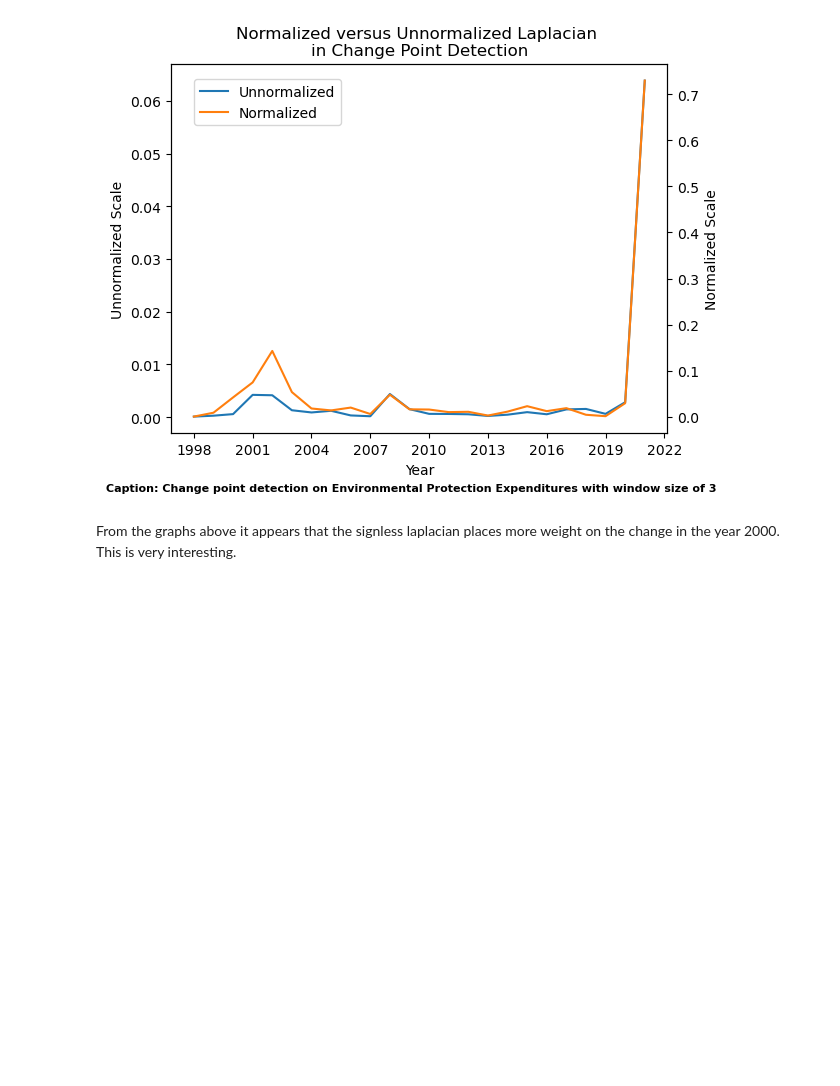
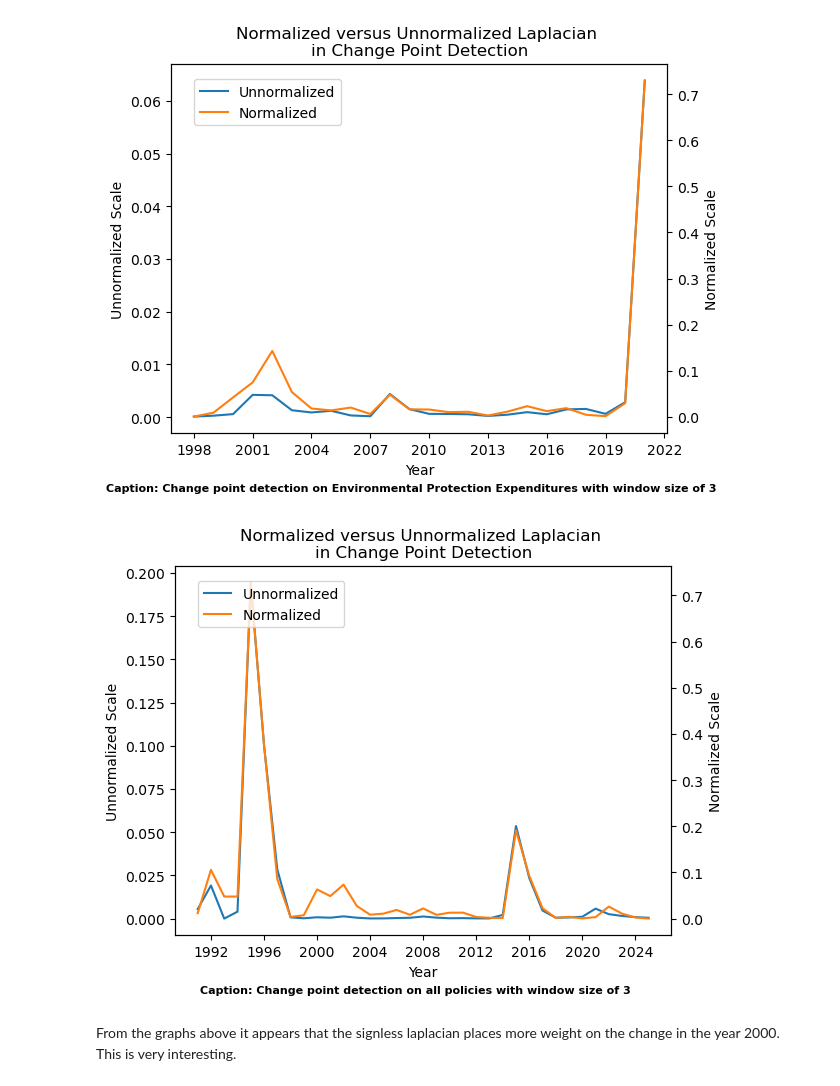
Before and after one commit to SiddharthEngineer23/CC_NA, a Jupyter notebook: change_point_detection.ipynb, the cells around one changed output. Drawn from its saved outputs; the diff is of its cells as text; code cells hidden in the pictures; blank space fills up the shorter version.

Commit message:
Change point detection Update

```diff
--- a/change_point_detection.ipynb
+++ b/change_point_detection.ipynb
@@ -133,12 +133,14 @@ tax_years = add_edges(G, taxes_sub, tax_country_nodes, tax_policy_nodes)
 green_bonds_sub = green_bonds.fillna(0)
 bond_years = add_edges(G, green_bonds_sub, bond_country_nodes, bond_policy_nodes)
 
-subsidy_sub = subsidy_sub = subsidy[subsidy["Unit"] == "Percent of GDP"]
+subsidy_sub = subsidy[subsidy["Unit"] == "Percent of GDP"]
 subsidy_years = add_edges(G, subsidy_sub, sub_country_nodes, sub_policy_nodes)
 
 
 exp_sub = expenditures[expenditures["Unit"] == "Percent of GDP"]
 exp_years = add_edges(G, exp_sub, exp_country_nodes, exp_policy_nodes)
+
+all_years = set(tax_years) | set(bond_years) | set(subsidy_years) | set(exp_years)
 # %% [markdown]
 Now that we have created a graph containing all the data, lets create methods to subgraph this multigraph so we can analysis specific policies or specific years
 # %%
@@ -398,6 +414,37 @@ file_path = os.path.join(os.getcwd(), "output", "changePointGraphs", file_name)
 plt.savefig(file_path)
 # %% [output]
 [figure]
+# %%
+years = list(all_years)
+window_size = 3
+
+
+Z_list_A, year_list_A = change_point_detection(window_size, G, years, standard_weighted_laplacian)
+Z_list_B, year_list_B = change_point_detection(window_size, G, years, normalized_weighted_laplacian)
+
+fig, ax1 = plt.subplots()
+
+ax1.plot(year_list_A, Z_list_A, label = "Unnormalized",  c = "C0")
+ax1.set_xlabel("Year")
+ax1.xaxis.set_major_locator(MaxNLocator(integer = True))
+ax1.set_ylabel("Unnormalized Scale")
+
+ax2 = ax1.twinx()
+ax2.plot(year_list_B, Z_list_B, label = "Normalized", c = "C1")
+ax2.set_ylabel("Normalized Scale")
+
+ax1.set_title("Normalized versus Unnormalized Laplacian \nin Change Point Detection")
+fig.legend(loc = "center left", bbox_to_anchor = (0.15,0.8))
+
+caption=f"Caption: Change point detection on all policies with window size of {window_size}"
+fig.text(0.5, -0.01, caption, wrap=True, horizontalalignment='center', fontsize=8, weight = "bold")
+
+# Save file
+file_name = f"AllPolicies__windowSize_{window_size}__normalized_vs_unnormalized_weighted_laplac.png"
+file_path = os.path.join(os.getcwd(), "output", "changePointGraphs", file_name)
+plt.savefig(file_path)
+# %% [output]
+[figure, added]
 # %% [markdown]
 From the graphs above it appears that the signless laplacian places more weight on the change in the year 2000. This is very interesting.
 # %%
```
Also changed, not shown: parts of 2 cells of this notebook.
